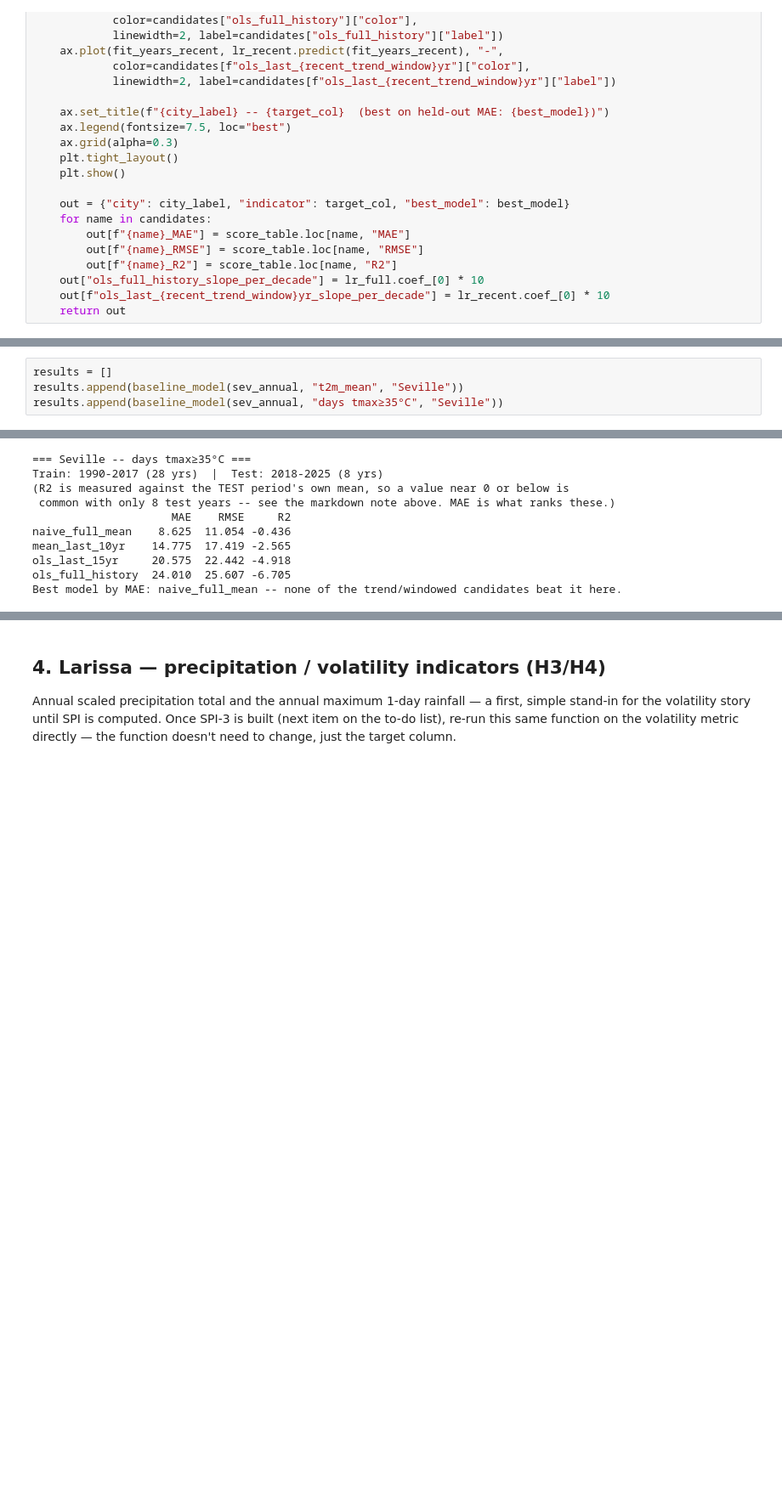
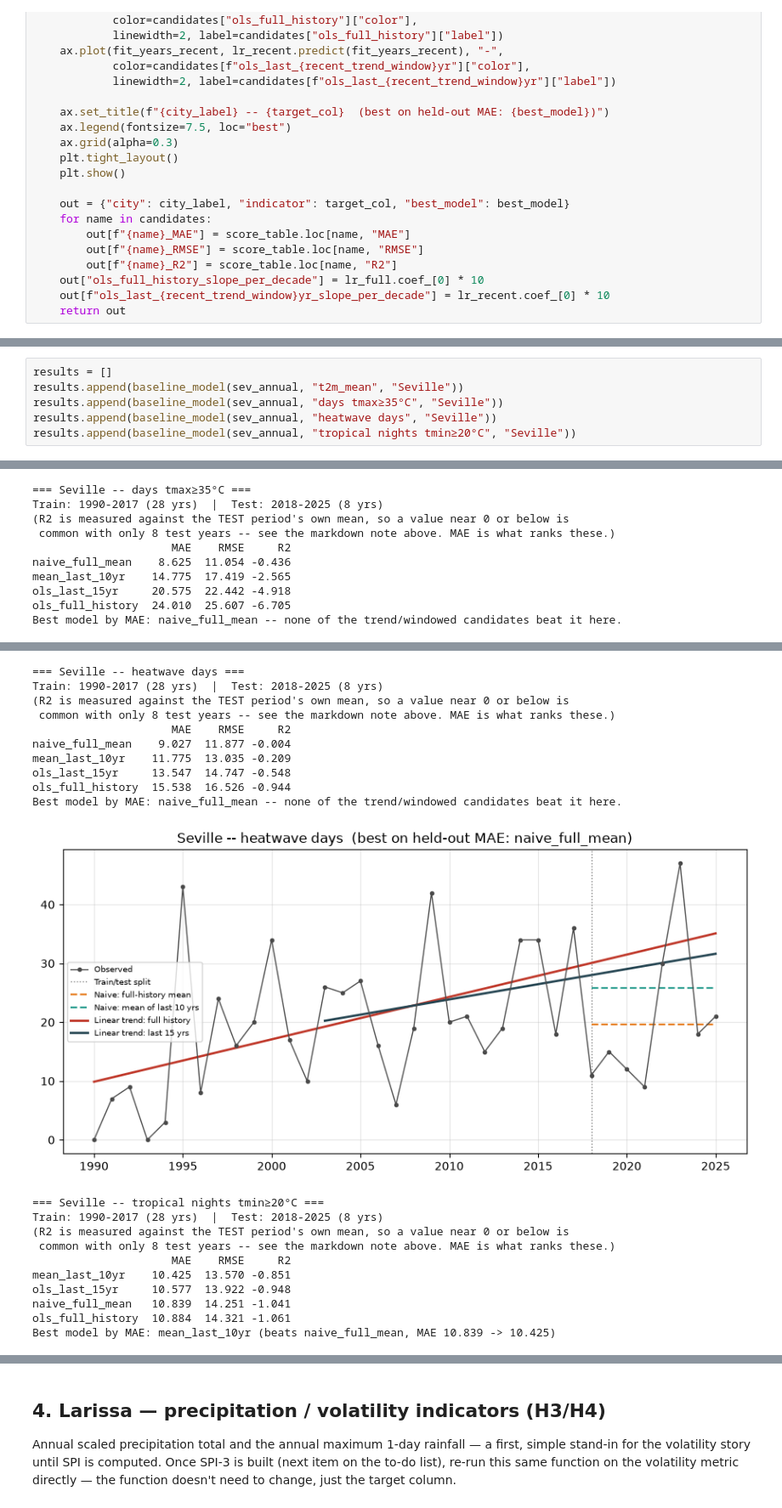
Before and after one commit to kazaraba/SECS_capstone_project, a Jupyter notebook: baseline_models_results/baseline_models.ipynb, the cells around one changed output, grey strips where cells are left out. Shown at 85% size. Cells and saved outputs as stored; diff of their text form; blank space fills up the shorter version.

```diff
--- a/baseline_models_results/baseline_models.ipynb
+++ b/baseline_models_results/baseline_models.ipynb
@@ -201,27 +205,50 @@ years right at the end of the record and aren't safe to hold out as a test set y
 # %%
 results = []
 results.append(baseline_model(sev_annual, "t2m_mean", "Seville"))
 results.append(baseline_model(sev_annual, "days tmax≥35°C", "Seville"))
+results.append(baseline_model(sev_annual, "heatwave days", "Seville"))
+results.append(baseline_model(sev_annual, "tropical nights tmin≥20°C", "Seville"))
 # %% [output]
 === Seville -- t2m_mean ===
 Train: 1990-2017 (28 yrs)  |  Test: 2018-2025 (8 yrs)
 (R2 is measured against the TEST period's own mean, so a value near 0 or below is
  common with only 8 test years -- see the markdown note above. MAE is what ranks these.)
                     MAE   RMSE     R2
 mean_last_10yr    0.309  0.404 -0.006
 naive_full_mean   0.388  0.452 -0.257
 ols_last_15yr     0.410  0.523 -0.687
 ols_full_history  0.415  0.530 -0.734
 Best model by MAE: mean_last_10yr (beats naive_full_mean, MAE 0.388 -> 0.309)
 [figure]
 === Seville -- days tmax≥35°C ===
 Train: 1990-2017 (28 yrs)  |  Test: 2018-2025 (8 yrs)
 (R2 is measured against the TEST period's own mean, so a value near 0 or below is
  common with only 8 test years -- see the markdown note above. MAE is what ranks these.)
                      MAE    RMSE     R2
 naive_full_mean    8.625  11.054 -0.436
 mean_last_10yr    14.775  17.419 -2.565
 ols_last_15yr     20.575  22.442 -4.918
 ols_full_history  24.010  25.607 -6.705
 Best model by MAE: naive_full_mean -- none of the trend/windowed candidates beat it here.
 [figure]
+=== Seville -- heatwave days ===
+Train: 1990-2017 (28 yrs)  |  Test: 2018-2025 (8 yrs)
+(R2 is measured against the TEST period's own mean, so a value near 0 or below is
+ common with only 8 test years -- see the markdown note above. MAE is what ranks these.)
+                     MAE    RMSE     R2
+naive_full_mean    9.027  11.877 -0.004
+mean_last_10yr    11.775  13.035 -0.209
+ols_last_15yr     13.547  14.747 -0.548
+ols_full_history  15.538  16.526 -0.944
+Best model by MAE: naive_full_mean -- none of the trend/windowed candidates beat it here.
+[figure, added]
+=== Seville -- tropical nights tmin≥20°C ===
+Train: 1990-2017 (28 yrs)  |  Test: 2018-2025 (8 yrs)
+(R2 is measured against the TEST period's own mean, so a value near 0 or below is
+ common with only 8 test years -- see the markdown note above. MAE is what ranks these.)
+                     MAE    RMSE     R2
+mean_last_10yr    10.425  13.570 -0.851
+ols_last_15yr     10.577  13.922 -0.948
+naive_full_mean   10.839  14.251 -1.041
+ols_full_history  10.884  14.321 -1.061
+Best model by MAE: mean_last_10yr (beats naive_full_mean, MAE 10.839 -> 10.425)
```
Also changed, not shown: parts of 6 cells of this notebook.
